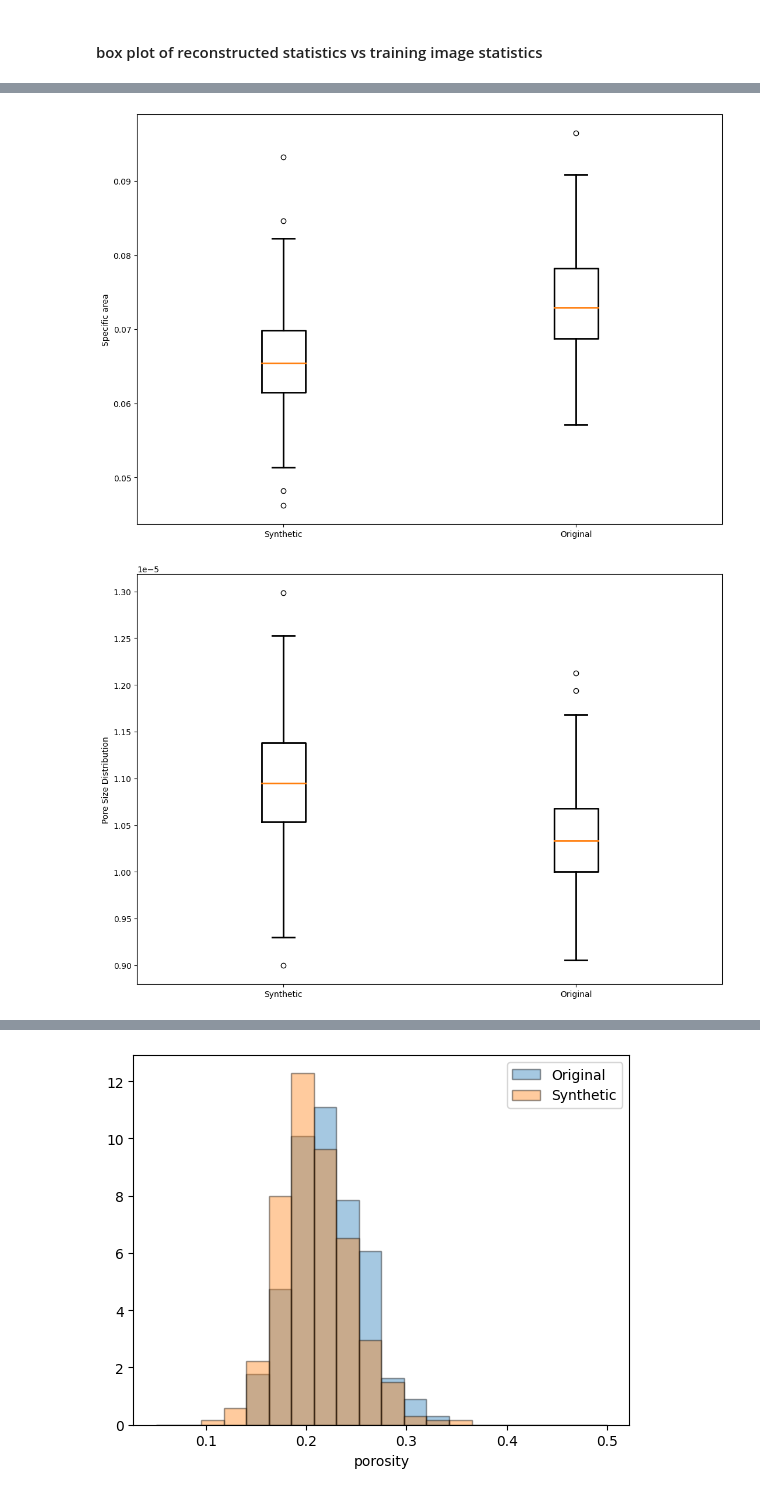
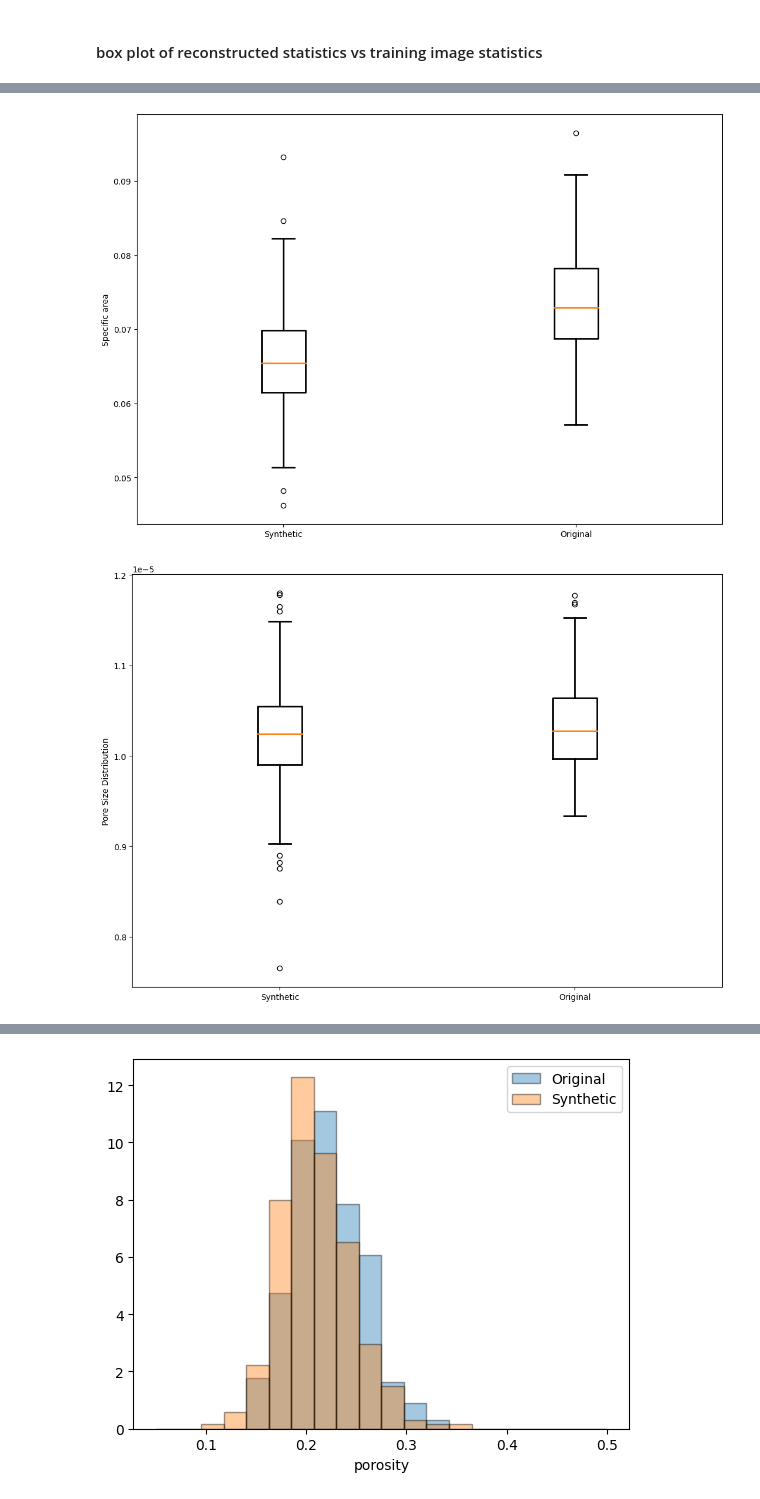
Before and after one commit to ZihanRen/cpgan, a Jupyter notebook: cpgan/eval/ex6_compare.ipynb, the cells around one changed output, grey strips where cells are left out. Drawn from its saved outputs; the diff is of its cells as text; code cells hidden in the pictures.

```diff
--- a/cpgan/eval/ex6_compare.ipynb
+++ b/cpgan/eval/ex6_compare.ipynb
@@ -79,7 +79,7 @@ def box_plot(fake,real,ylabel):
     plt.show()
 
 ex = 6
-epoch = 20
+epoch = 25
 
 # load model and features
 f_yaml = init_yaml.yaml_f
@@ -96,6 +96,10 @@ gen.eval()
 fake_data = pd.read_csv('post_sim_data/df_fakeold_{}.csv'.format(ex))
 real_data = pd.read_csv('post_sim_data/df_realold_{}.csv'.format(ex))
 
+real_data_new = pd.read_csv('post_sim_data/df_realold_6_new.csv')
+fake_data_new = pd.read_csv('post_sim_data/df_fakeold_6_new.csv')
+
+
 sample_num = min(len(fake_data),len(real_data))
 fake_data = fake_data.sample(sample_num)
 real_data = real_data.sample(sample_num)
@@ -146,10 +150,10 @@ plt.show()
 # %%
 box_plot(fake_data['phi'].values,real_data['phi'].values,'porosity')
 box_plot(fake_data['eul'].values,real_data['eul'].values,'Euler Characteristics')
-box_plot(fake_data['kabs'].values,real_data['kabs'].values,'Absolute Permeability')
+box_plot(fake_data_new['kabs'].values,real_data_new['kabs'].values,'Absolute Permeability')
 box_plot(fake_data['spec_area'].values,real_data['spec_area'].values,'Specific area')
-box_plot(fake_data['psd'].values,real_data['psd'].values,'Pore Size Distribution')
-box_plot(fake_data['tsd'].values,real_data['tsd'].values,'Throat Size Distribution')
+box_plot(fake_data_new['psd'].values,real_data_new['psd'].values,'Pore Size Distribution')
+box_plot(fake_data_new['tsd'].values,real_data_new['tsd'].values,'Throat Size Distribution')
 # %% [output]
 [figure]
 [figure]
@@ -157,2 +161,2 @@ box_plot(fake_data['tsd'].values,real_data['tsd'].values,'Throat Size Distributi
 [figure]
-[figure, old version]
+[figure, new version]
```
Also changed, not shown: parts of 3 cells of this notebook, 5 other files.
